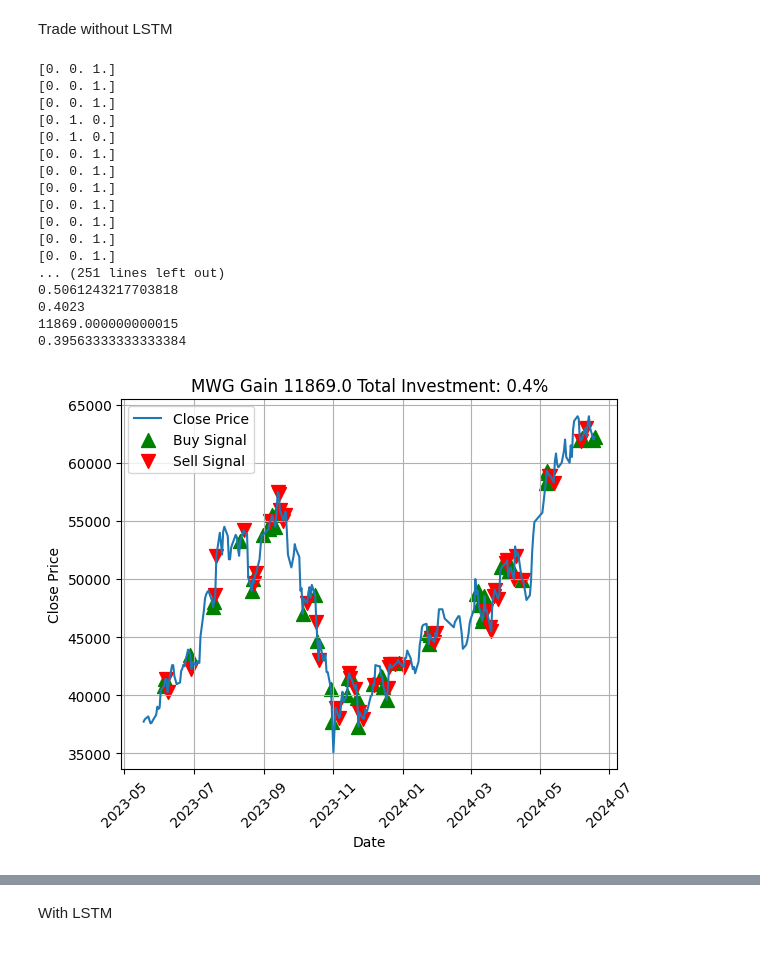
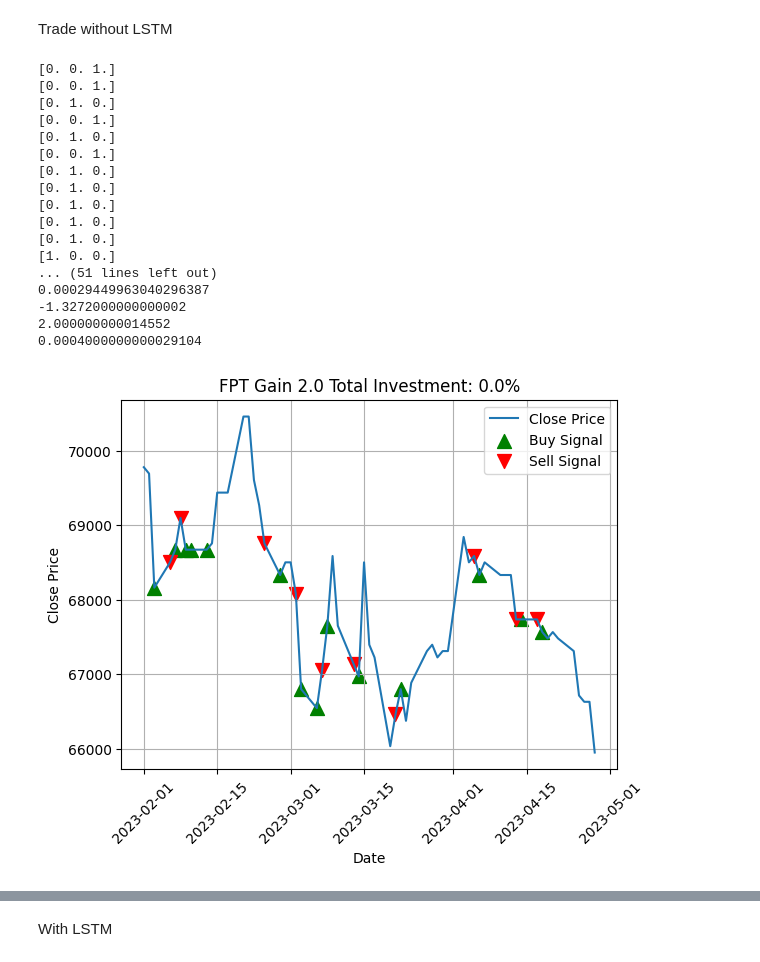
Before and after one commit to TTrungU/RLServer, a Jupyter notebook: LSTMTrading.ipynb, the cells around one changed output, grey strips where cells are left out. Saved outputs shown, nothing was run; the diff lists cells and outputs as text; code cells hidden in the pictures.

```diff
--- a/LSTMTrading.ipynb
+++ b/LSTMTrading.ipynb
@@ -20,3 +16,8 @@ to_date = "2024-06-18"
+# %%
+symbol = "FPT"
+from_date ="2023-01-12"
+to_date = "2023-05-01"
+skip =1
 # %%
 df = pd.read_csv(f'DataTraining/{symbol}.csv')
 # %%
@@ -49,7 +50,7 @@ scaled_parameters = minmax.transform(np.array(parameters).T).T.tolist()
 with open(f"checkpoint/{symbol}_model.pkl", 'rb') as fopen:
     model = pickle.load(fopen)
 # initial_money = np.max(parameters[0]) * 3
-initial_money= 3000000
+initial_money= 500000
 skip = 1
 from_date = pd.to_datetime(from_date)
 to_date = pd.to_datetime(to_date)
@@ -76,6 +77,7 @@ result = pd.DataFrame(trade_results)
 
 # Convert the 'date' column to datetime format
 result['date'] = pd.to_datetime(result['date'])
+result = result[result['status'] != 'data not enough to trade']
 df_action_2 = result[result['action'] == 2]
 
 # Sắp xếp DataFrame theo timestamp hoặc date để đảm bảo lấy hàng cuối cùng
@@ -92,43 +94,43 @@ total_gain = result['gain'].sum()
 investGain = total_gain/initial_money *100
 print(last_total_investment)
 print(investmentvalue)
 print(total_gain)
 print(investGain)
 
 # Mark buy and sell actions
 buy_signals = result[result['action'] == 1]
 sell_signals = result[result['action'] == 2]
 plt.plot(result['date'], result['close'], linestyle='-', label='Close Price')
 
 plt.scatter(buy_signals['date'], buy_signals['close'], marker='^', color='g', s=100, label='Buy Signal')
 plt.scatter(sell_signals['date'], sell_signals['close'], marker='v', color='r', s=100, label='Sell Signal')
 
 # Customize the plot
 plt.title(f'{symbol} Gain {round(total_gain,2)} Total Investment: {round(investGain,2)}%')
 plt.xlabel('Date')
 plt.ylabel('Close Price')
 plt.legend()
 plt.grid(True)
 plt.xticks(rotation=45)
 
 # Show the plot
 plt.show()
 # %% [output]
-[0. 0. 1.]
 [0. 0. 1.]
 [0. 0. 1.]
 [0. 1. 0.]
+[0. 0. 1.]
 [0. 1. 0.]
 [0. 0. 1.]
-[0. 0. 1.]
-[0. 0. 1.]
-[0. 0. 1.]
-[0. 0. 1.]
-[0. 0. 1.]
-[0. 0. 1.]
-... (251 lines left out)
-0.5061243217703818
-0.4023
-11869.000000000015
-0.39563333333333384
+[0. 1. 0.]
+[0. 1. 0.]
+[0. 1. 0.]
+[0. 1. 0.]
+[0. 1. 0.]
+[1. 0. 0.]
+... (51 lines left out)
+0.00029449963040296387
+-1.3272000000000002
+2.000000000014552
+0.0004000000000029104
-[figure, old version]
+[figure, new version]
```
Also changed, not shown: parts of 20 cells of this notebook, 24 other files.
